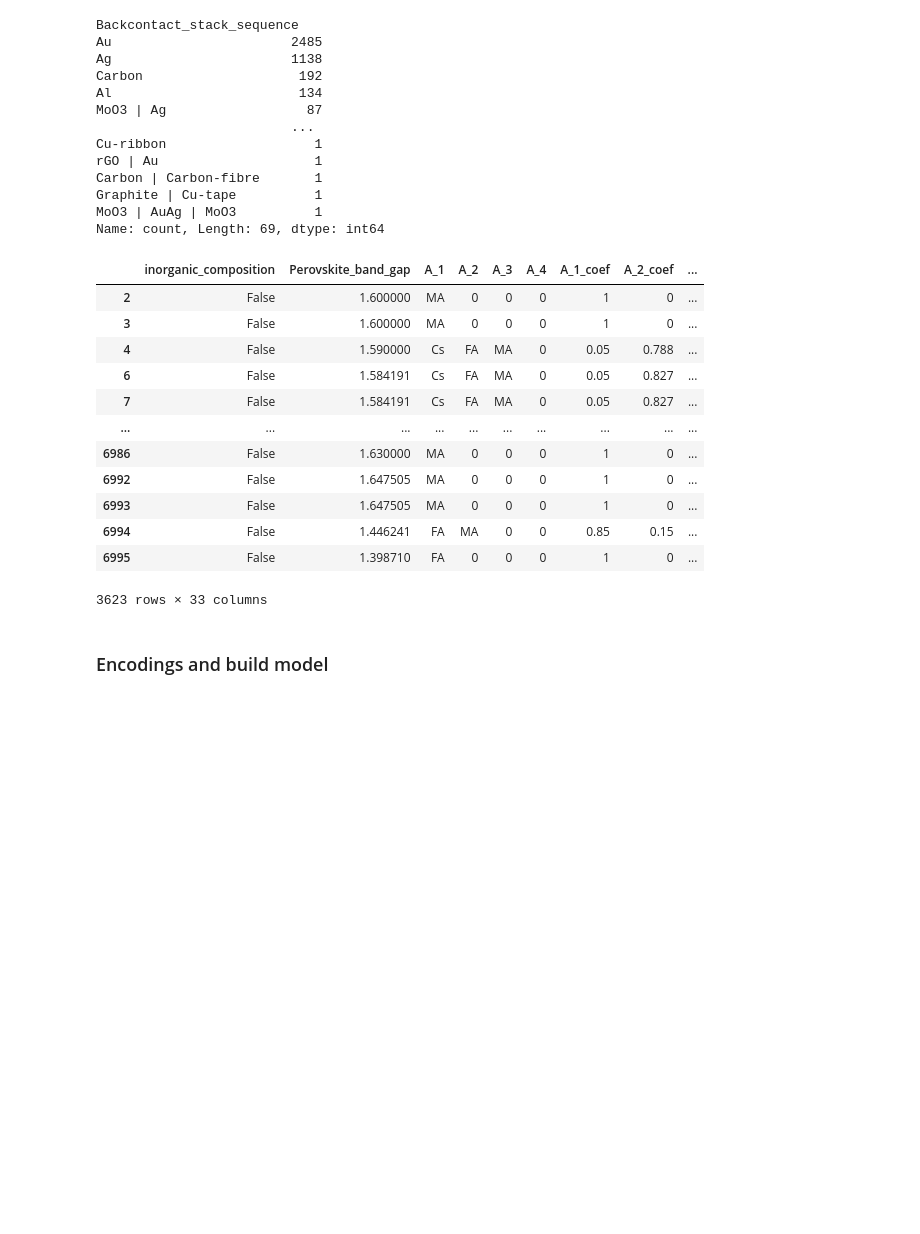
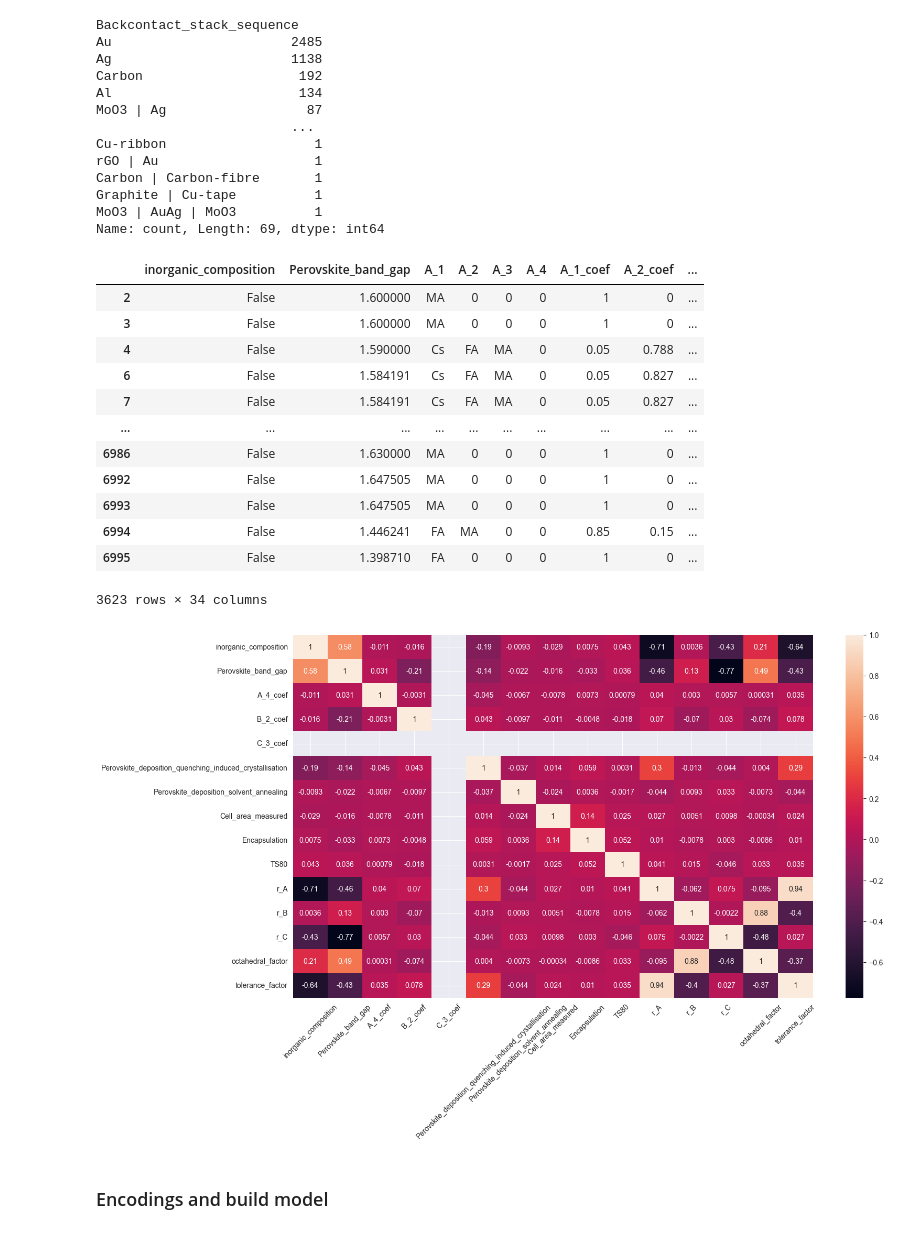
Before and after one commit to armh12/perovskite-data-analysis, a Jupyter notebook: notebooks/stability_prediction.ipynb, the cells around one changed output. Cells and saved outputs as stored; diff of their text form; code cells hidden in the pictures; blank space fills up the shorter version.

```diff
--- a/notebooks/stability_prediction.ipynb
+++ b/notebooks/stability_prediction.ipynb
@@ -147,6 +147,9 @@ features_for_stability_model = [
     # --- Device & Test Condition Features ---
     'Cell_area_measured',
     'Encapsulation',
+
+    # target
+    'TS80'
 ]
 df = df[features_for_stability_model]
 df
@@ -292,7 +295,7 @@ fp = os.path.join(os.path.abspath(os.path.curdir), '..', 'saved_models', 'xgboos
 band_gap_model = XGBRegressor()
 band_gap_model.load_model(fp)
 # %%
-from perovskite_prediction_api.entities.v1.elements import Elements
+from perovskite_prediction_api.entities.v1.Element import Element
 from perovskite_prediction_api.entities.v1.structure import SpaceGroup
 
 
@@ -300,7 +303,7 @@ def encode_ion(ion: str):
     if isinstance(ion, int) or ion == "0":
         return ion
     ion = ion.replace("(", "").replace(")", "").strip()
-    element = Elements.get_element_by_name(ion)
+    element = Element.get_element_by_name(ion)
     return element.code
 
 
@@ -538,7 +541,16 @@ df
 | 6993 | False | 1.647505 | MA | 0 | 0 | 0 | 1 | 0 | ... |
 | 6994 | False | 1.446241 | FA | MA | 0 | 0 | 0.85 | 0.15 | ... |
 | 6995 | False | 1.398710 | FA | 0 | 0 | 0 | 1 | 0 | ... |
-3623 rows × 33 columns
+3623 rows × 34 columns
+# %%
+# check correlation for numerical columns
+num_columns = [col for col in df.columns if df[col].dtype != np.object_]
+plt.figure(figsize=(16, 9))
+sns.heatmap(df[num_columns].corr(), annot=True)
+plt.xticks(rotation=45)
+plt.show()
+# %% [output]
+[figure, added]
 # %% [markdown]
 ### Encodings and build model
 # %%
```
Also changed, not shown: parts of 12 cells of this notebook, 13 other files.
